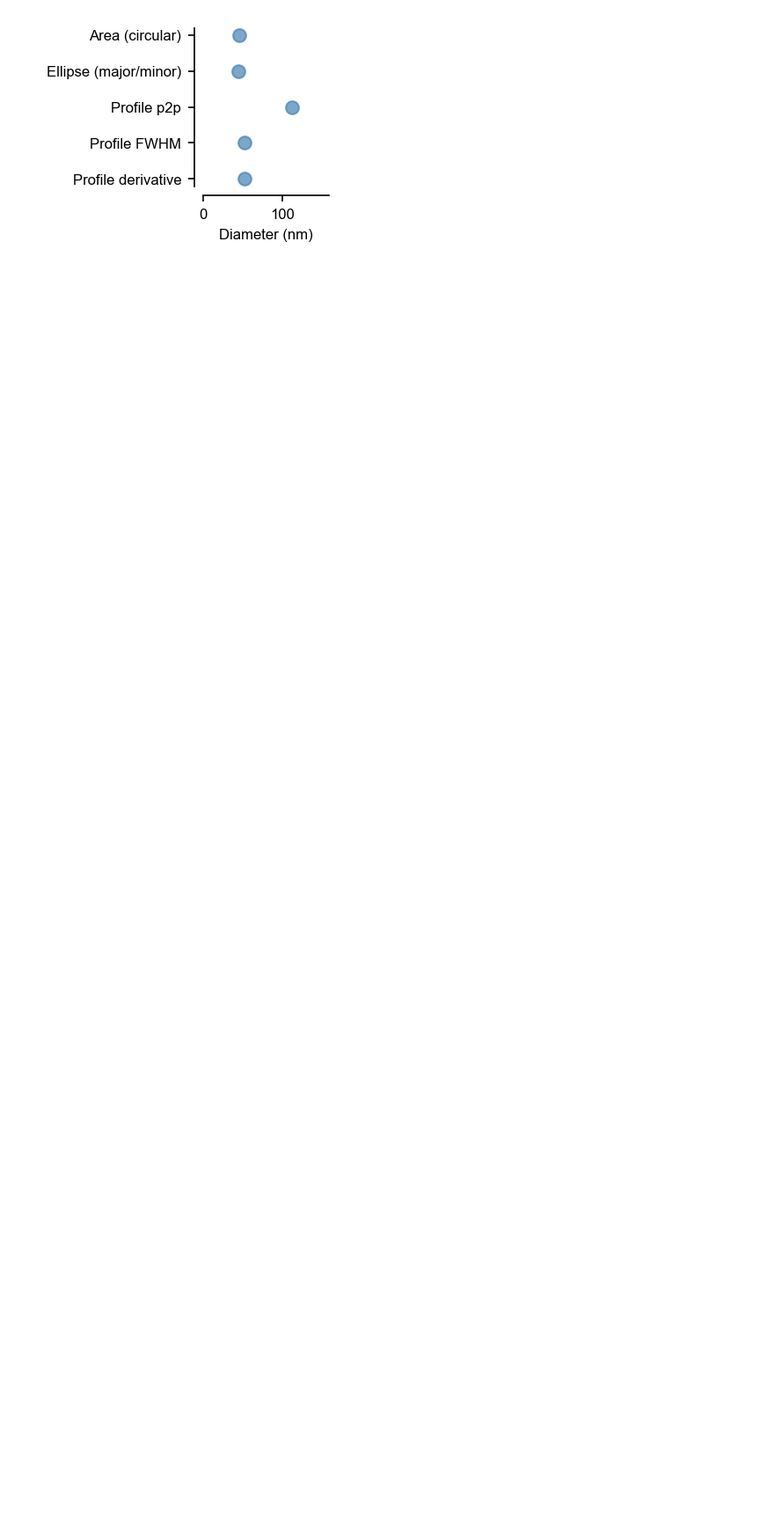
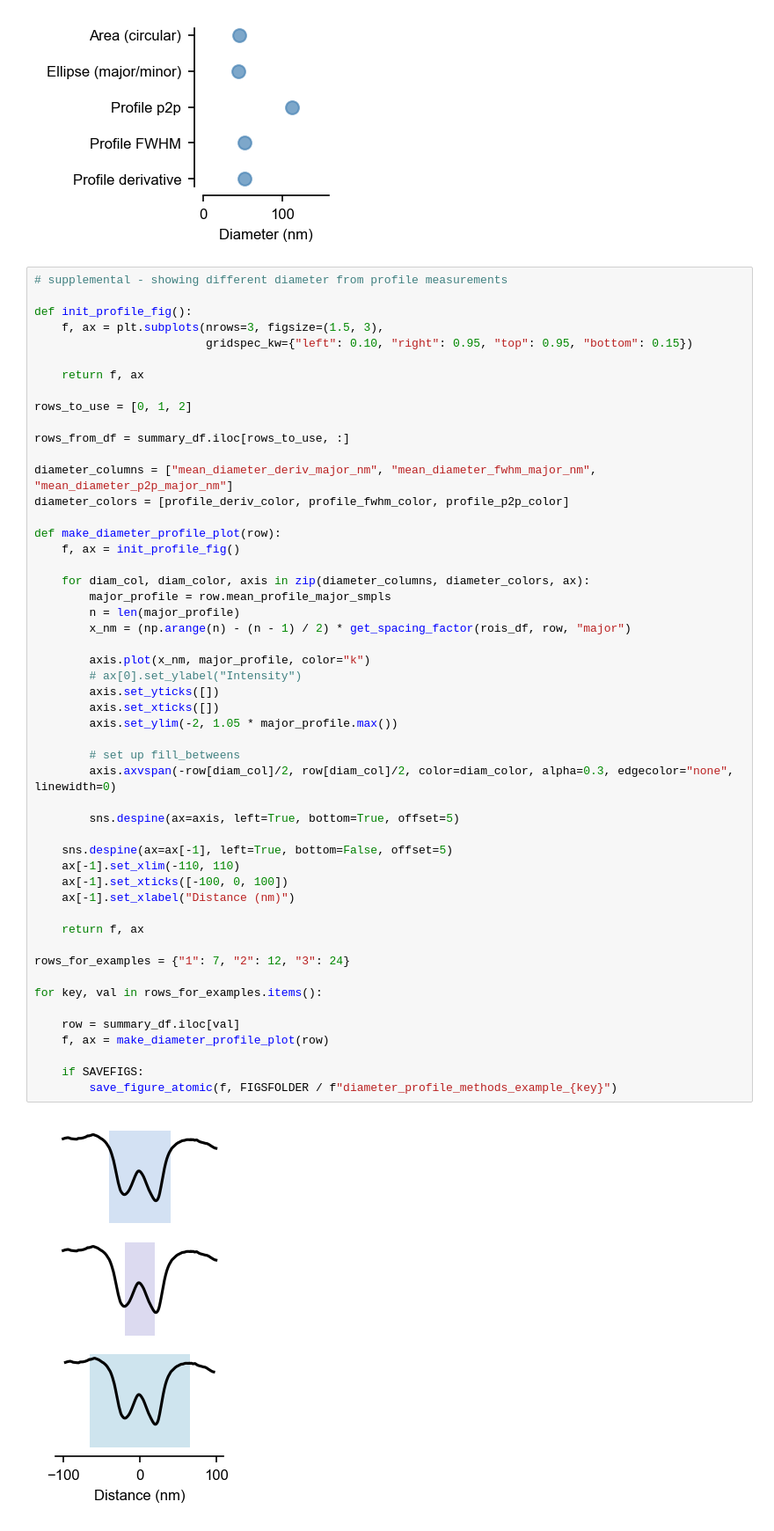
Before and after one commit to jaimemcc/fenestrations, a Jupyter notebook: notebooks/paper1_diameter.ipynb, the cells around one changed output. Shown at 88% size. Cells and saved outputs as stored; diff of their text form; blank space fills up the shorter version.

```diff
--- a/notebooks/paper1_diameter.ipynb
+++ b/notebooks/paper1_diameter.ipynb
@@ -543,3 +553,56 @@ if SAVEFIGS:
     save_figure_atomic(f, FIGSFOLDER / "diameter_boxplot_5methods")
 # %% [output]
 [figure]
+# %%
+# supplemental - showing different diameter from profile measurements
+
+def init_profile_fig():
+    f, ax = plt.subplots(nrows=3, figsize=(1.5, 3),
+                         gridspec_kw={"left": 0.10, "right": 0.95, "top": 0.95, "bottom": 0.15})
+
+    return f, ax
+
+rows_to_use = [0, 1, 2]
+
+rows_from_df = summary_df.iloc[rows_to_use, :]
+
+diameter_columns = ["mean_diameter_deriv_major_nm", "mean_diameter_fwhm_major_nm", "mean_diameter_p2p_major_nm"]
+diameter_colors = [profile_deriv_color, profile_fwhm_color, profile_p2p_color]
+
+def make_diameter_profile_plot(row):
+    f, ax = init_profile_fig()
+
+    for diam_col, diam_color, axis in zip(diameter_columns, diameter_colors, ax):
+        major_profile = row.mean_profile_major_smpls
+        n = len(major_profile)
+        x_nm = (np.arange(n) - (n - 1) / 2) * get_spacing_factor(rois_df, row, "major")
+
+        axis.plot(x_nm, major_profile, color="k")
+        # ax[0].set_ylabel("Intensity")
+        axis.set_yticks([])
+        axis.set_xticks([])
+        axis.set_ylim(-2, 1.05 * major_profile.max())
+
+        # set up fill_betweens
+        axis.axvspan(-row[diam_col]/2, row[diam_col]/2, color=diam_color, alpha=0.3, edgecolor="none", linewidth=0)
+
+        sns.despine(ax=axis, left=True, bottom=True, offset=5)
+
+    sns.despine(ax=ax[-1], left=True, bottom=False, offset=5)
+    ax[-1].set_xlim(-110, 110)
+    ax[-1].set_xticks([-100, 0, 100])
+    ax[-1].set_xlabel("Distance (nm)")
+
+    return f, ax
+
+rows_for_examples = {"1": 7, "2": 12, "3": 24}
+
+for key, val in rows_for_examples.items():
+
+    row = summary_df.iloc[val]
+    f, ax = make_diameter_profile_plot(row)
+
+    if SAVEFIGS:
+        save_figure_atomic(f, FIGSFOLDER / f"diameter_profile_methods_example_{key}")
+# %% [output]
+[figure, added]
```
Also changed, not shown: parts of 9 cells of this notebook, 1 other file.
